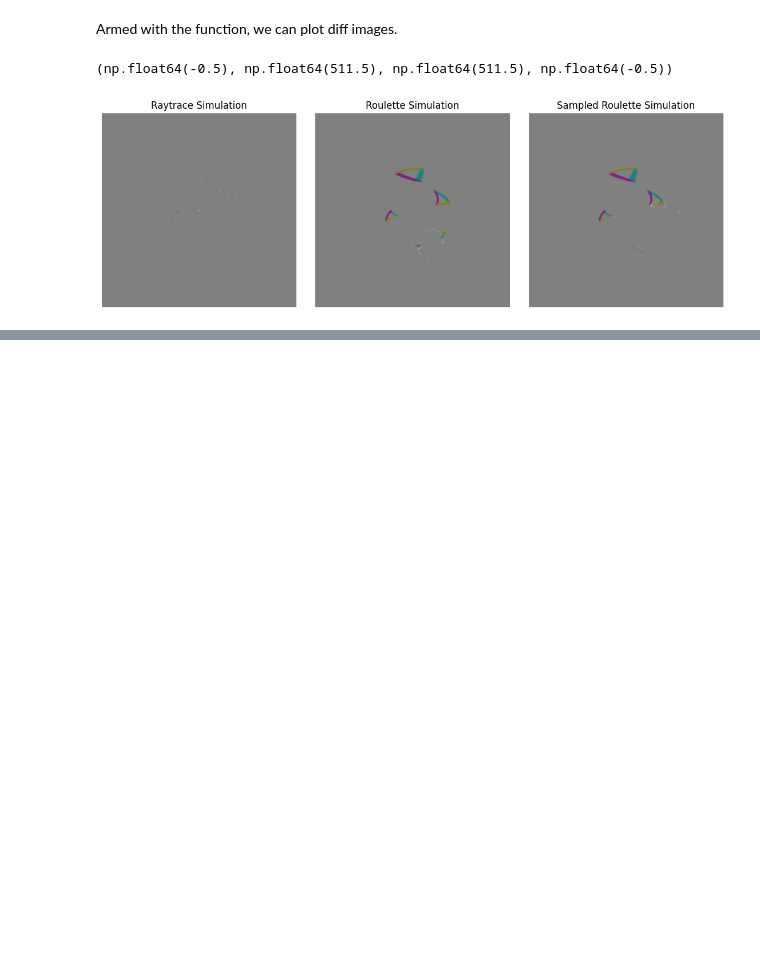
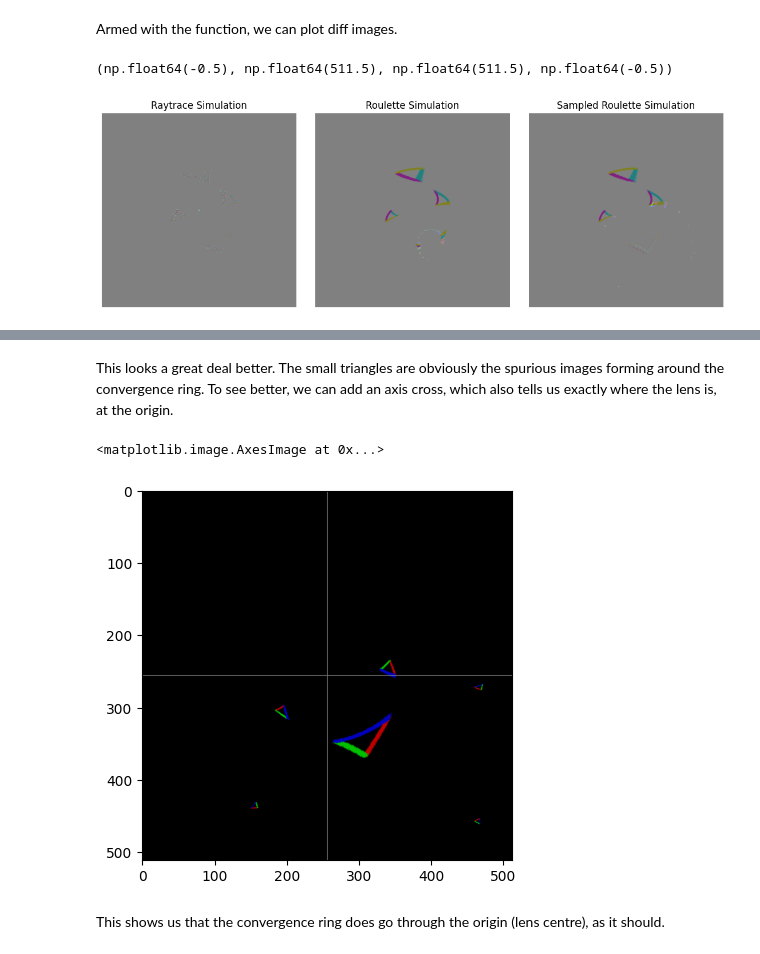
Before and after one commit to CosmoAI-AES/CosmoAI-AES.github.io, a Jupyter notebook: docs/demo/Demo01.ipynb, the cells around one changed output, grey strips where cells are left out. Saved outputs shown, nothing was run; the diff lists cells and outputs as text; code cells hidden in the pictures; blank space fills up the shorter version.

```diff
--- a/docs/demo/Demo01.ipynb
+++ b/docs/demo/Demo01.ipynb
@@ -436,0 +477,11 @@ plt.imshow(im)
+# %% [markdown]
+This looks a great deal better.  The small triangles are obviously the spurious images forming around the convergence ring.
+To see better, we can add an axis cross, which also tells us exactly where the lens is, at the origin.
+# %%
+csimg.drawAxes( imr )
+plt.imshow( imr, cmap="grey" )
+# %% [output]
+<matplotlib.image.AxesImage at 0x...>
+[figure, added]
+# %% [markdown]
+This shows us that the convergence ring does go through the origin (lens centre), as it should.
```
Also changed, not shown: parts of 7 cells of this notebook.
